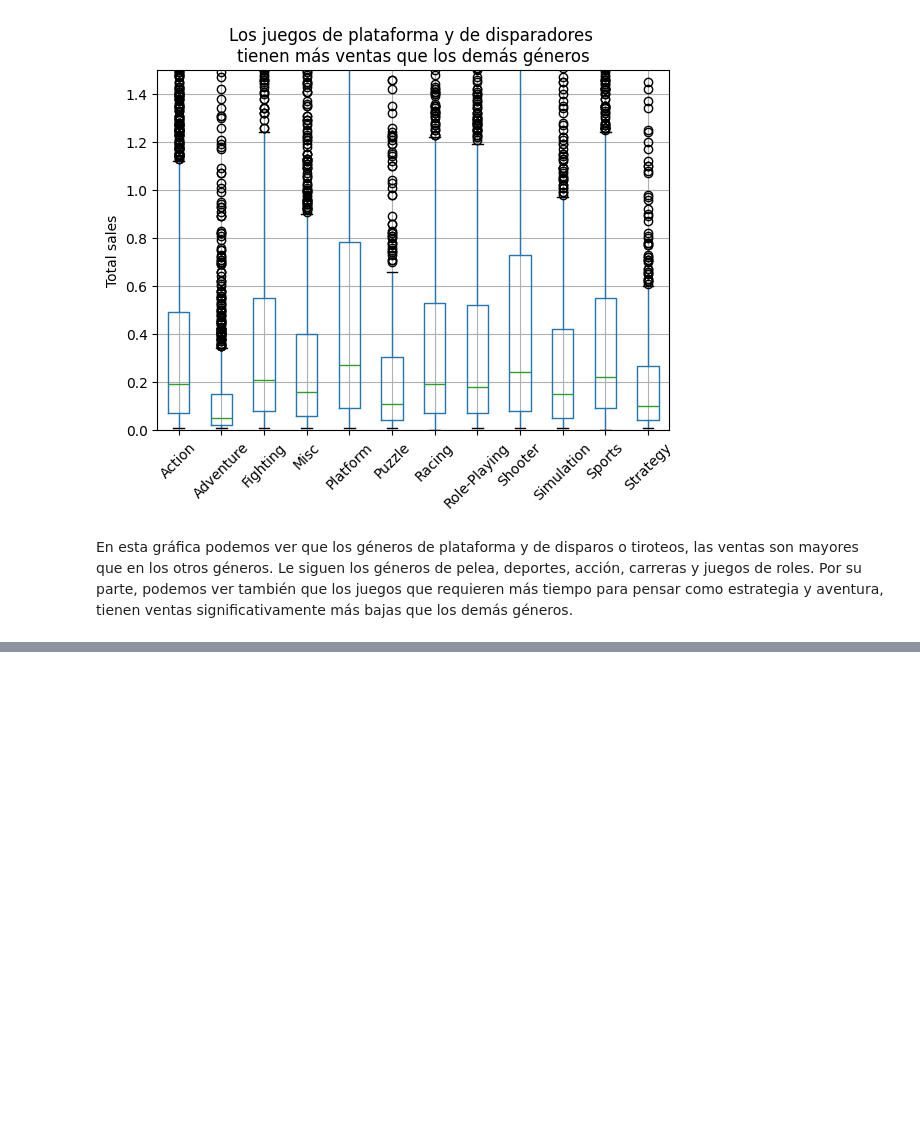
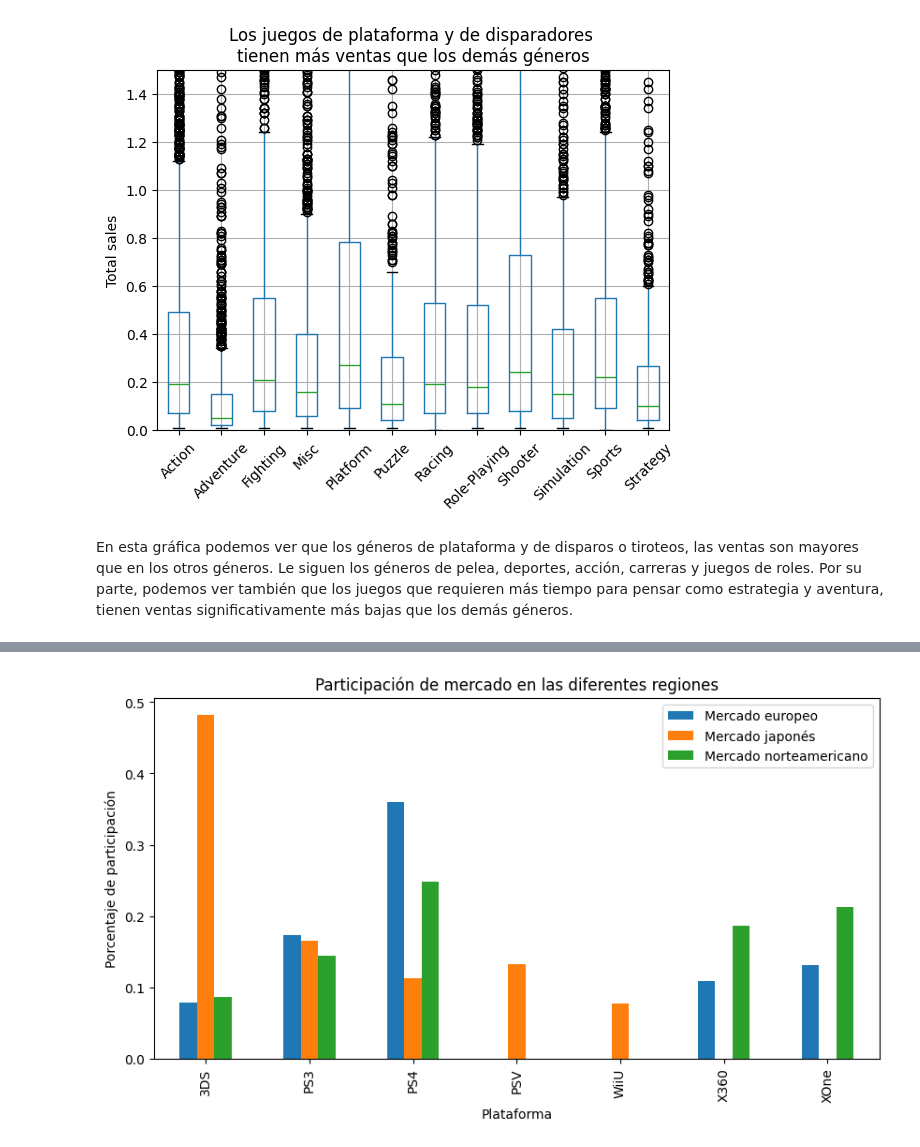
Before and after one commit to Victor-Mier/statistical_analysis, a Jupyter notebook: notebook.ipynb, the cells around one changed output, grey strips where cells are left out. Drawn from its saved outputs; the diff is of its cells as text; code cells hidden in the pictures; blank space fills up the shorter version.

```diff
--- a/notebook.ipynb
+++ b/notebook.ipynb
@@ -831,0 +868,17 @@ En esta gráfica podemos ver que los géneros de plataforma y de disparos o tiro
+# %%
+# Construimos una tabla con la información anterior para completarla y obtener la participación de mercado
+platform_leaders_na = games_from_2013.groupby('platform')['na_sales'].sum().sort_values(ascending=False).head().reset_index(drop=False)
+platform_leaders_eu = games_from_2013.groupby('platform')['eu_sales'].sum().sort_values(ascending=False).head().reset_index(drop=False)
+platform_leaders_jp = games_from_2013.groupby('platform')['jp_sales'].sum().sort_values(ascending=False).head().reset_index(drop=False)
+
+# Agregamos una columna a cada una de las tablas para obtener las ventas totales de esa región y después dividir para obtener la participación de mercado en una nueva columna
+platform_leaders_na['total_na_sales'] = games_from_2013['na_sales'].sum()
+platform_leaders_na['na_market_share'] = platform_leaders_na['na_sales'] / platform_leaders_na['total_na_sales']
+platform_leaders_eu['total_eu_sales'] = games_from_2013['eu_sales'].sum()
+platform_leaders_eu['eu_market_share'] = platform_leaders_eu['eu_sales'] / platform_leaders_eu['total_eu_sales']
+platform_leaders_jp['total_jp_sales'] = games_from_2013['jp_sales'].sum()
+platform_leaders_jp['jp_market_share'] = platform_leaders_jp['jp_sales'] / platform_leaders_jp['total_jp_sales']
+
+display(platform_leaders_na)
+display(platform_leaders_eu)
+display(platform_leaders_jp)
@@ -831,0 +904,12 @@ En esta gráfica podemos ver que los géneros de plataforma y de disparos o tiro
+# %%
+# Fusionamos las tablas anteriores para tener una visualización comparativa
+platform_leaders = platform_leaders_na.merge(platform_leaders_eu, on='platform', how='outer')
+platform_leaders = platform_leaders.merge(platform_leaders_jp, on='platform', how='outer')
+platform_leaders.pivot_table(index='platform', values=['na_market_share', 'eu_market_share', 'jp_market_share']).plot(kind='bar', figsize=(10,5))
+plt.title('Participación de mercado en las diferentes regiones')
+plt.xlabel('Plataforma')
+plt.ylabel('Porcentaje de participación')
+plt.legend(['Mercado europeo', 'Mercado japonés', 'Mercado norteamericano'])
+plt.show()
+# %% [output]
+[figure, added]
```
Also changed, not shown: parts of 32 cells of this notebook.
